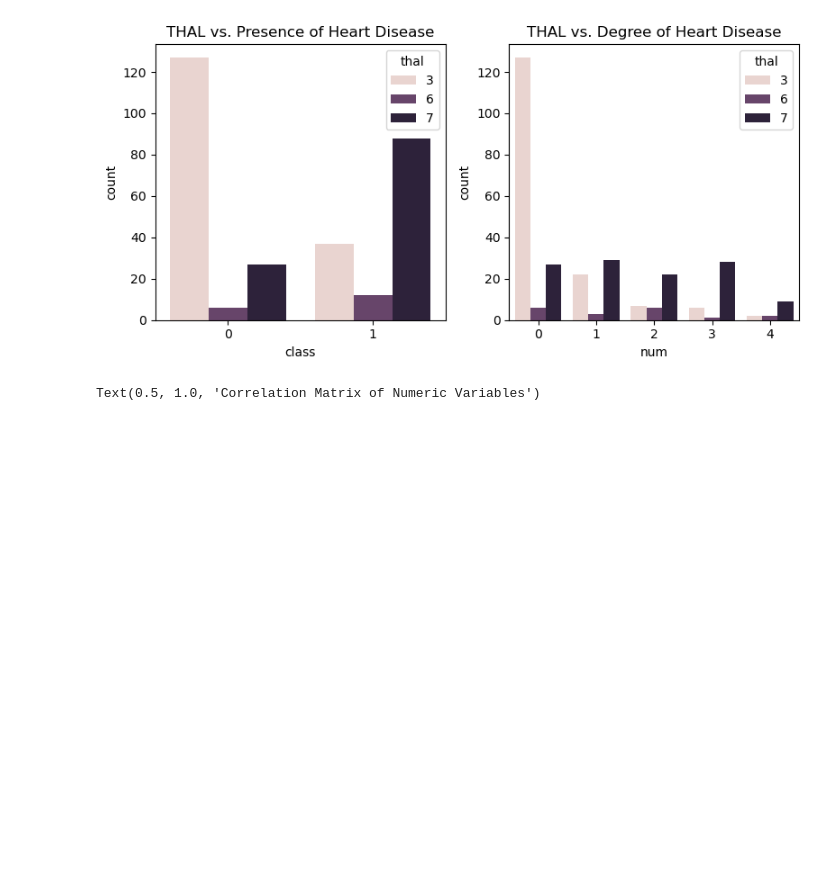
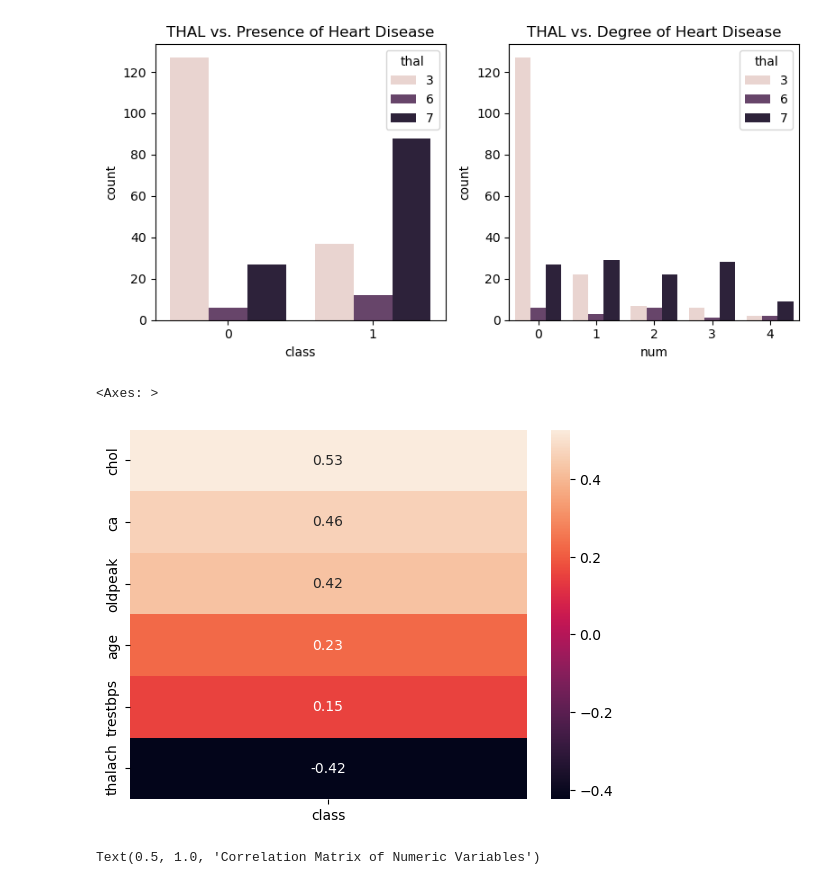
Before and after one commit to itsrohita/heart-disease-prediction, a Jupyter notebook: data_exploration.ipynb, the cells around one changed output. Cells and saved outputs as stored; diff of their text form; code cells hidden in the pictures; blank space fills up the shorter version.

Commit message:
Looked into correlations with outcome variable! Looks like fbs has no linear relationship, but has an impact on model accuracies, need to look further into into importance.

```diff
--- a/data_exploration.ipynb
+++ b/data_exploration.ipynb
@@ -325,6 +325,16 @@ for col in multi_cat_cols:
 [figure]
 [figure]
 [figure]
+# %%
+# correlation map with outcome variables for quantitative variables
+corr = df[quant_cols].corrwith(df['class']).sort_values(ascending=False)
+corr_df = corr.to_frame(name='class')
+sns.heatmap(corr_df, annot=True, fmt = '.2f')
+
+# can see that all are fairly strong predictors with good correlation with class from chol, ca, oldpeak and thalach, and weaker predictors in age and trestbps
+# %% [output]
+<Axes: >
+[figure, added]
 # %%
 # do a correlation map for quantitative variables (redundancy check)
 # results = not strong enugh to remove
```
Also changed, not shown: parts of 8 cells of this notebook.
